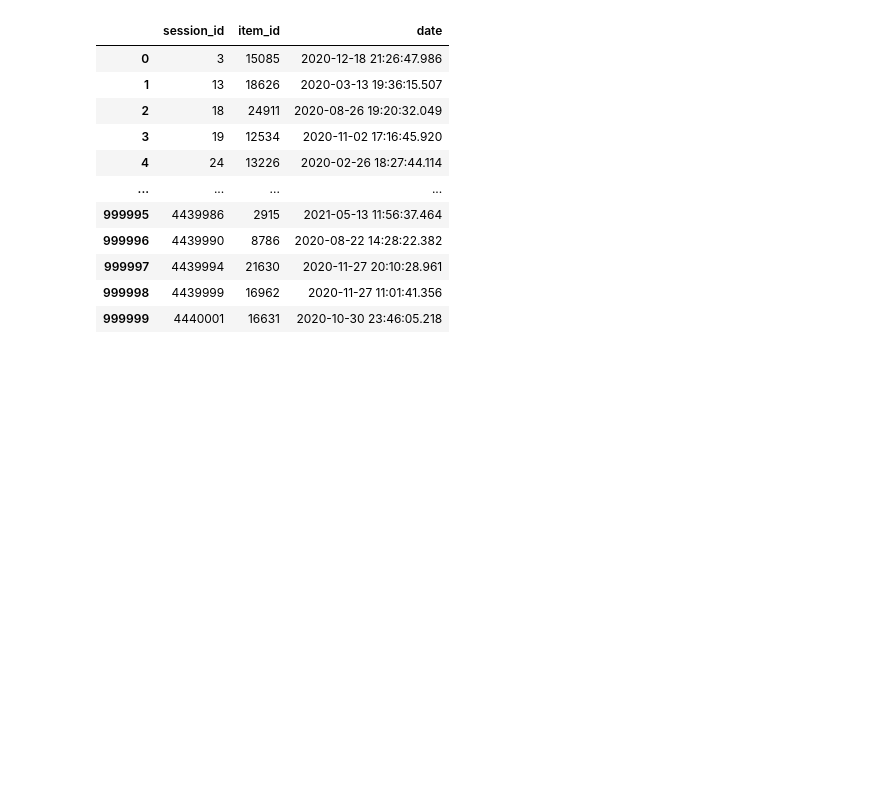
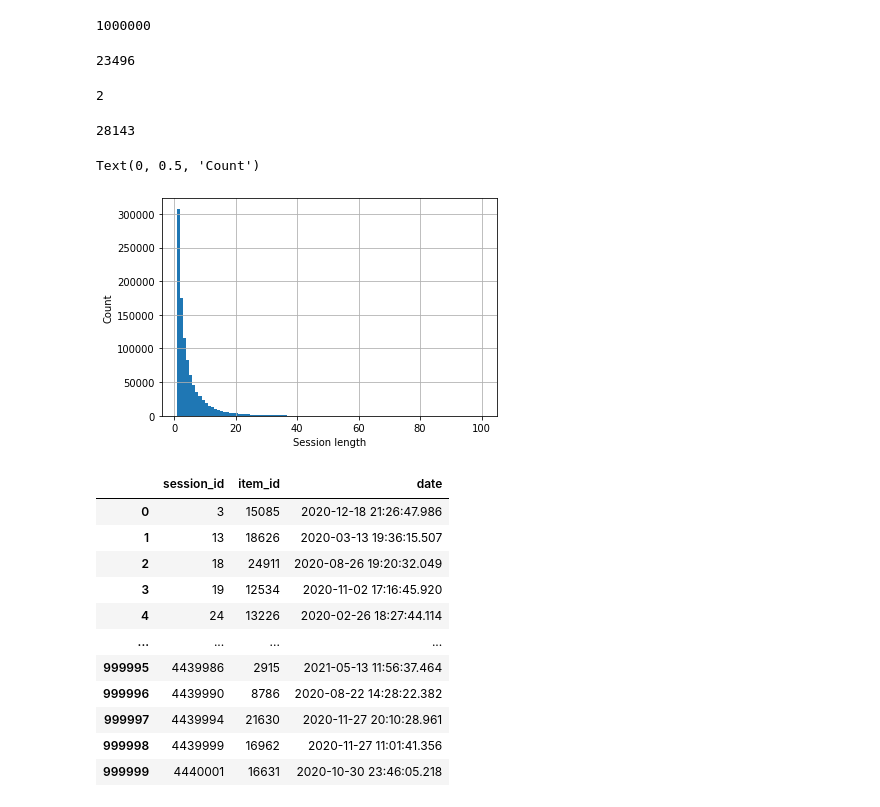
Before and after one commit to damicoedoardo/RecSysChallenge2022, a Jupyter notebook: src/notebooks/11_04_data_exploration.ipynb, the cells around one changed output. Cells and saved outputs as stored; diff of their text form; code cells hidden in the pictures; blank space fills up the shorter version.

```diff
--- a/src/notebooks/11_04_data_exploration.ipynb
+++ b/src/notebooks/11_04_data_exploration.ipynb
@@ -6,0 +7,9 @@ dr.get_train_sessions()
+# %%
+train_sessions = dr.get_train_sessions()
+train_sessions[SESS_ID].nunique()
+# %% [output]
+1000000
+# %%
+train_sessions[ITEM_ID].nunique()
+# %% [output]
+23496
@@ -7,3 +18,18 @@ dr.get_train_sessions()
+# %%
+items.min()
+# %% [output]
+2
+# %%
+items.max()
+# %% [output]
+28143
+# %%
+train_sessions.groupby(SESS_ID).count()[DATE].hist(bins=100)
+plt.xlabel("Session length")
+plt.ylabel("Count")
+# %% [output]
+Text(0, 0.5, 'Count')
+[figure, added]
 # %%
 dr.get_train_purchases()
 # %% [output]
```
Also changed, not shown: parts of 17 cells of this notebook, 1 other file.
